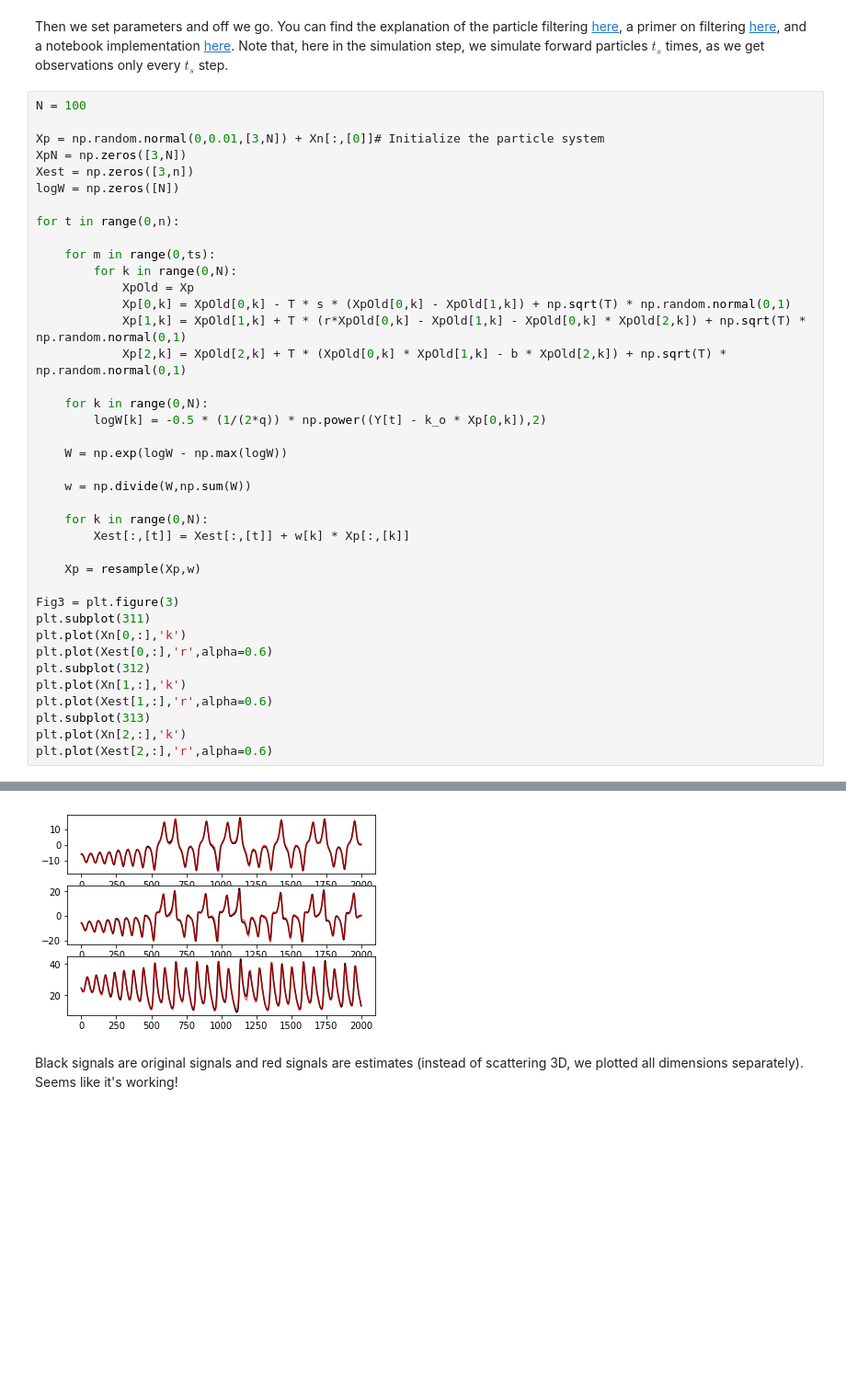
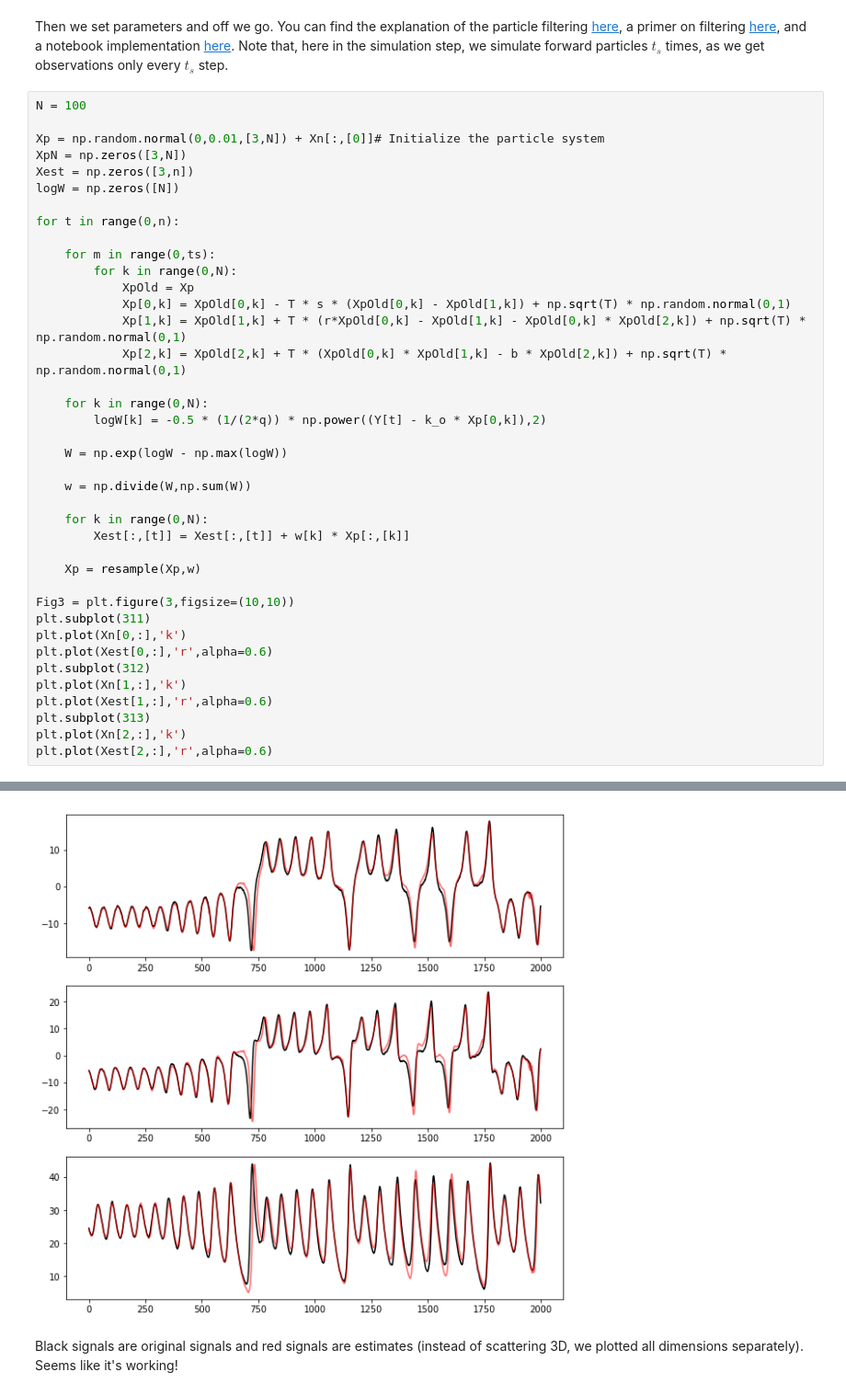
Before and after one commit to odakyildiz/ipython, a Jupyter notebook: Lorenz63_PF.ipynb, the cells around one changed output, grey strips where cells are left out. Shown: that part at 92% size. Cells and saved outputs as stored; diff of their text form; blank space fills up the shorter version.

```diff
--- a/Lorenz63_PF.ipynb
+++ b/Lorenz63_PF.ipynb
@@ -113,34 +113,34 @@ for t in range(0,n):
     for m in range(0,ts):
         for k in range(0,N):
             XpOld = Xp
             Xp[0,k] = XpOld[0,k] - T * s * (XpOld[0,k] - XpOld[1,k]) + np.sqrt(T) * np.random.normal(0,1)
             Xp[1,k] = XpOld[1,k] + T * (r*XpOld[0,k] - XpOld[1,k] - XpOld[0,k] * XpOld[2,k]) + np.sqrt(T) * np.random.normal(0,1)
             Xp[2,k] = XpOld[2,k] + T * (XpOld[0,k] * XpOld[1,k] - b * XpOld[2,k]) + np.sqrt(T) * np.random.normal(0,1)
 
     for k in range(0,N):
         logW[k] = -0.5 * (1/(2*q)) * np.power((Y[t] - k_o * Xp[0,k]),2)
 
     W = np.exp(logW - np.max(logW))
 
     w = np.divide(W,np.sum(W))
 
     for k in range(0,N):
         Xest[:,[t]] = Xest[:,[t]] + w[k] * Xp[:,[k]]
 
     Xp = resample(Xp,w)
 
-Fig3 = plt.figure(3)
+Fig3 = plt.figure(3,figsize=(10,10))
 plt.subplot(311)
 plt.plot(Xn[0,:],'k')
 plt.plot(Xest[0,:],'r',alpha=0.6)
 plt.subplot(312)
 plt.plot(Xn[1,:],'k')
 plt.plot(Xest[1,:],'r',alpha=0.6)
 plt.subplot(313)
 plt.plot(Xn[2,:],'k')
 plt.plot(Xest[2,:],'r',alpha=0.6)
 # %% [output]
 [<matplotlib.lines.Line2D at 0x...>]
-[figure, old version]
+[figure, new version]
 # %% [markdown]
 Black signals are original signals and red signals are estimates (instead of scattering 3D, we plotted all dimensions separately). Seems like it's working!
```
Also changed, not shown: parts of 3 cells of this notebook.
